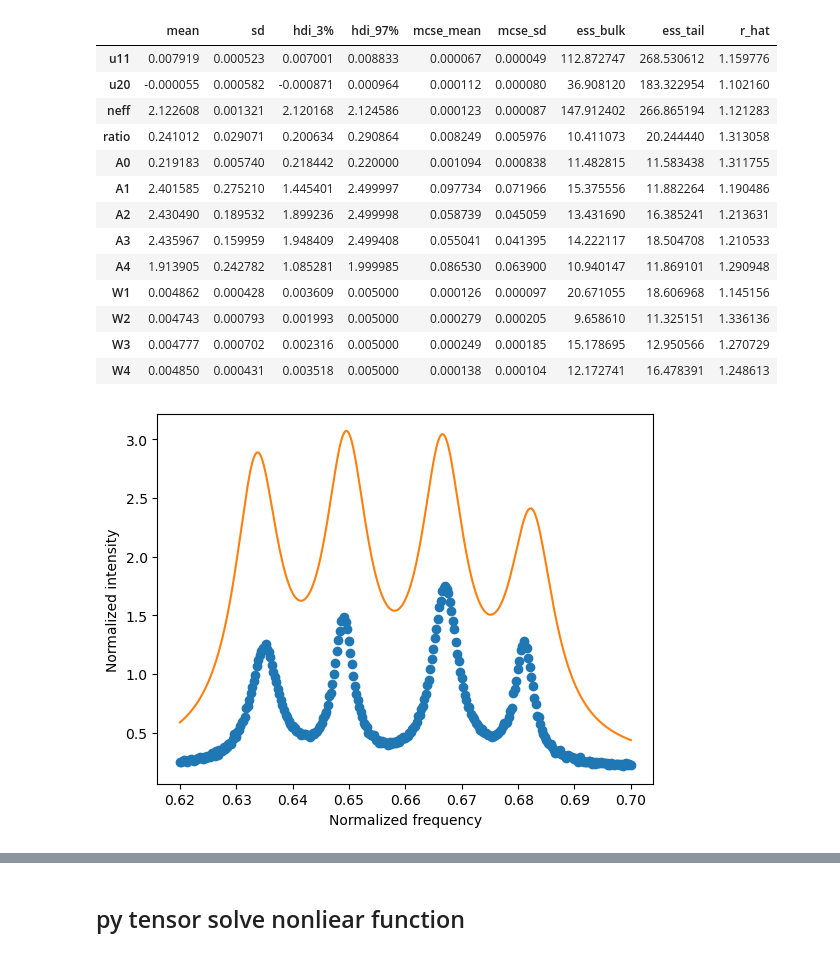
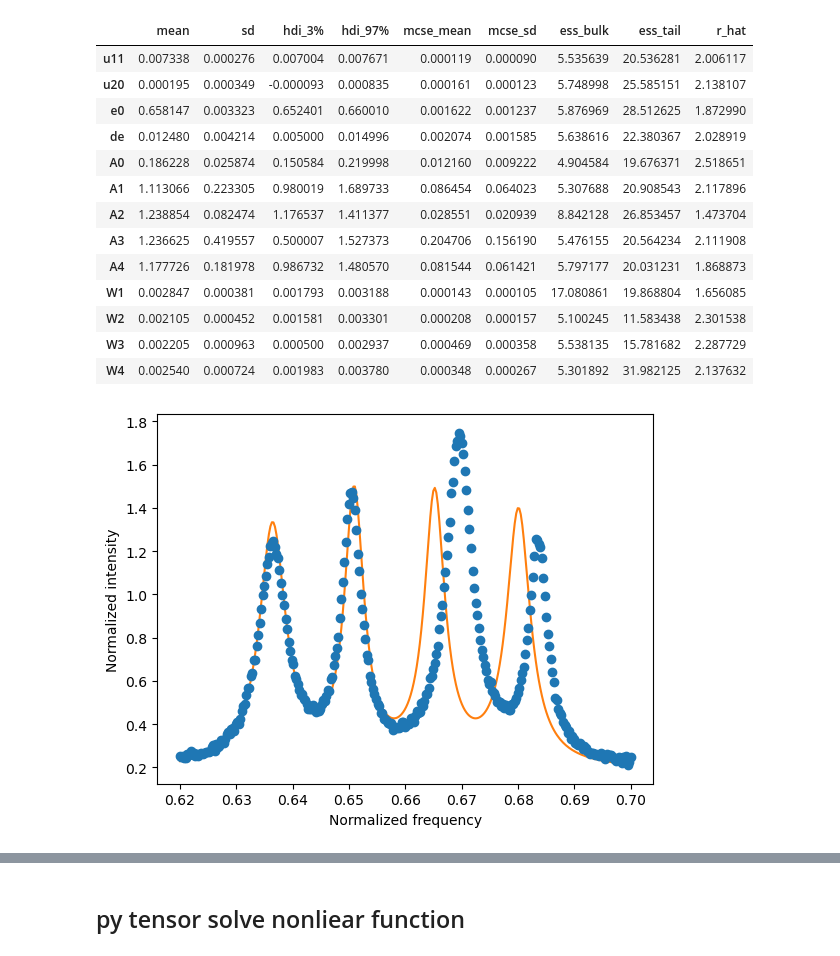
Before and after one commit to phys201/Hamiltonian-photonic-crystal, a Jupyter notebook: Documentation_Fan.ipynb, the cells around one changed output, grey strips where cells are left out. Saved outputs shown, nothing was run; the diff lists cells and outputs as text; code cells hidden in the pictures.

```diff
--- a/Documentation_Fan.ipynb
+++ b/Documentation_Fan.ipynb
@@ -194,6 +158,8 @@ simu_normf = np.linspace(0.62,0.70,N)    # create normalized frequency, "x" vari
 #set all hamiltonian parameters as some constants
 u11 = 0.007
 u20 = 1e-5
+e0 = 0.66
+de = 0.015
 A0 = 0.2
 A1 = 1
 A2 = 1.2
@@ -202,7 +168,7 @@ A4 = 1
 [A1,A2,A3,A4] = [1,1.2,1.5,1]
 #sigma_L = 0.002
 [W1,W2,W3,W4] = [0.003,0.0021,0.0028,0.002]
-theta = [u11, u20, A0, A1, A2, A3, A4, W1,W2,W3,W4]
+theta = [u11, u20, e0,de, A0, A1, A2, A3, A4, W1,W2,W3,W4]
 
 #create normalized intensity
 line = fit_curve(simu_normf, theta)
@@ -227,7 +193,7 @@ Text(0.5, 1.0, 'Simulated data showing four energy bands of a single C4-symmetri
 # %%
 #guess the prior bounds
 prior_W = [0.0005,0.005]
-simu_prior_bounds = {'u11':[0.007, 0.009], 'u20':[-0.001, 0.001], 'neff':[2.12,2.125],'ratio':[0.2,0.3],
+simu_prior_bounds = {'u11':[0.007, 0.009], 'u20':[-0.001, 0.001], 'e0':[0.64,0.68],'de':[0.005,0.02],
                      'A0':[0.1, 0.22], 'A1':[0.5, 2.5],'A2':[0.5, 2.5], 'A3':[0.5, 2.5], 'A4':[0.5, 2,5],
                      'W1':prior_W, 'W2':prior_W, 'W3':prior_W, 'W4':prior_W}
 
@@ -253,32 +215,32 @@ Sampling 4 chains for 10 tune and 300 draw iterations (40 + 1_200 draws total) t
 # %%
 #summary the fitting results
 simu_summary = az.summary(simu_idata,round_to=8)
 display(simu_summary)
 
 #plot data with the fitting curve
-u11, u20,neff,ratio, A0, A1, A2, A3, A4, W1,W2,W3,W4 = simu_summary['mean'].values
-simu_theta = [u11, u20, A0, A1, A2, A3, A4, W1,W2,W3,W4]
+u11, u20,e0,de, A0, A1, A2, A3, A4, W1,W2,W3,W4 = simu_summary['mean'].values
+simu_theta = [u11, u20, e0,de, A0, A1, A2, A3, A4, W1, W2, W3, W4 ]
 model_predictions = fit_curve(simu_normf, simu_theta)
 plt.xlabel("Normalized frequency")
 plt.ylabel("Normalized intensity")
 plt.errorbar(simu_normf, line + noise, sigma_noise, fmt = 'o')
 plt.plot(simu_normf, model_predictions);
 # %% [output]
 |  | mean | sd | hdi_3% | hdi_97% | mcse_mean | mcse_sd | ess_bulk | ess_tail | r_hat |
-| u11 | 0.007919 | 0.000523 | 0.007001 | 0.008833 | 0.000067 | 0.000049 | 112.872747 | 268.530612 | 1.159776 |
-| u20 | -0.000055 | 0.000582 | -0.000871 | 0.000964 | 0.000112 | 0.000080 | 36.908120 | 183.322954 | 1.102160 |
-| neff | 2.122608 | 0.001321 | 2.120168 | 2.124586 | 0.000123 | 0.000087 | 147.912402 | 266.865194 | 1.121283 |
-| ratio | 0.241012 | 0.029071 | 0.200634 | 0.290864 | 0.008249 | 0.005976 | 10.411073 | 20.244440 | 1.313058 |
-| A0 | 0.219183 | 0.005740 | 0.218442 | 0.220000 | 0.001094 | 0.000838 | 11.482815 | 11.583438 | 1.311755 |
-| A1 | 2.401585 | 0.275210 | 1.445401 | 2.499997 | 0.097734 | 0.071966 | 15.375556 | 11.882264 | 1.190486 |
-| A2 | 2.430490 | 0.189532 | 1.899236 | 2.499998 | 0.058739 | 0.045059 | 13.431690 | 16.385241 | 1.213631 |
-| A3 | 2.435967 | 0.159959 | 1.948409 | 2.499408 | 0.055041 | 0.041395 | 14.222117 | 18.504708 | 1.210533 |
-| A4 | 1.913905 | 0.242782 | 1.085281 | 1.999985 | 0.086530 | 0.063900 | 10.940147 | 11.869101 | 1.290948 |
-| W1 | 0.004862 | 0.000428 | 0.003609 | 0.005000 | 0.000126 | 0.000097 | 20.671055 | 18.606968 | 1.145156 |
-| W2 | 0.004743 | 0.000793 | 0.001993 | 0.005000 | 0.000279 | 0.000205 | 9.658610 | 11.325151 | 1.336136 |
-| W3 | 0.004777 | 0.000702 | 0.002316 | 0.005000 | 0.000249 | 0.000185 | 15.178695 | 12.950566 | 1.270729 |
-| W4 | 0.004850 | 0.000431 | 0.003518 | 0.005000 | 0.000138 | 0.000104 | 12.172741 | 16.478391 | 1.248613 |
+| u11 | 0.007338 | 0.000276 | 0.007004 | 0.007671 | 0.000119 | 0.000090 | 5.535639 | 20.536281 | 2.006117 |
+| u20 | 0.000195 | 0.000349 | -0.000093 | 0.000835 | 0.000161 | 0.000123 | 5.748998 | 25.585151 | 2.138107 |
+| e0 | 0.658147 | 0.003323 | 0.652401 | 0.660010 | 0.001622 | 0.001237 | 5.876969 | 28.512625 | 1.872990 |
+| de | 0.012480 | 0.004214 | 0.005000 | 0.014996 | 0.002074 | 0.001585 | 5.638616 | 22.380367 | 2.028919 |
+| A0 | 0.186228 | 0.025874 | 0.150584 | 0.219998 | 0.012160 | 0.009222 | 4.904584 | 19.676371 | 2.518651 |
+| A1 | 1.113066 | 0.223305 | 0.980019 | 1.689733 | 0.086454 | 0.064023 | 5.307688 | 20.908543 | 2.117896 |
+| A2 | 1.238854 | 0.082474 | 1.176537 | 1.411377 | 0.028551 | 0.020939 | 8.842128 | 26.853457 | 1.473704 |
+| A3 | 1.236625 | 0.419557 | 0.500007 | 1.527373 | 0.204706 | 0.156190 | 5.476155 | 20.564234 | 2.111908 |
+| A4 | 1.177726 | 0.181978 | 0.986732 | 1.480570 | 0.081544 | 0.061421 | 5.797177 | 20.031231 | 1.868873 |
+| W1 | 0.002847 | 0.000381 | 0.001793 | 0.003188 | 0.000143 | 0.000105 | 17.080861 | 19.868804 | 1.656085 |
+| W2 | 0.002105 | 0.000452 | 0.001581 | 0.003301 | 0.000208 | 0.000157 | 5.100245 | 11.583438 | 2.301538 |
+| W3 | 0.002205 | 0.000963 | 0.000500 | 0.002937 | 0.000469 | 0.000358 | 5.538135 | 15.781682 | 2.287729 |
+| W4 | 0.002540 | 0.000724 | 0.001983 | 0.003780 | 0.000348 | 0.000267 | 5.301892 | 31.982125 | 2.137632 |
-[figure, old version]
+[figure, new version]
 # %%
 freq = real_data['normf'].to_numpy()
 intensity = real_data['spectrum'].to_numpy()
```
Also changed, not shown: parts of 9 cells of this notebook, 1 other file.
